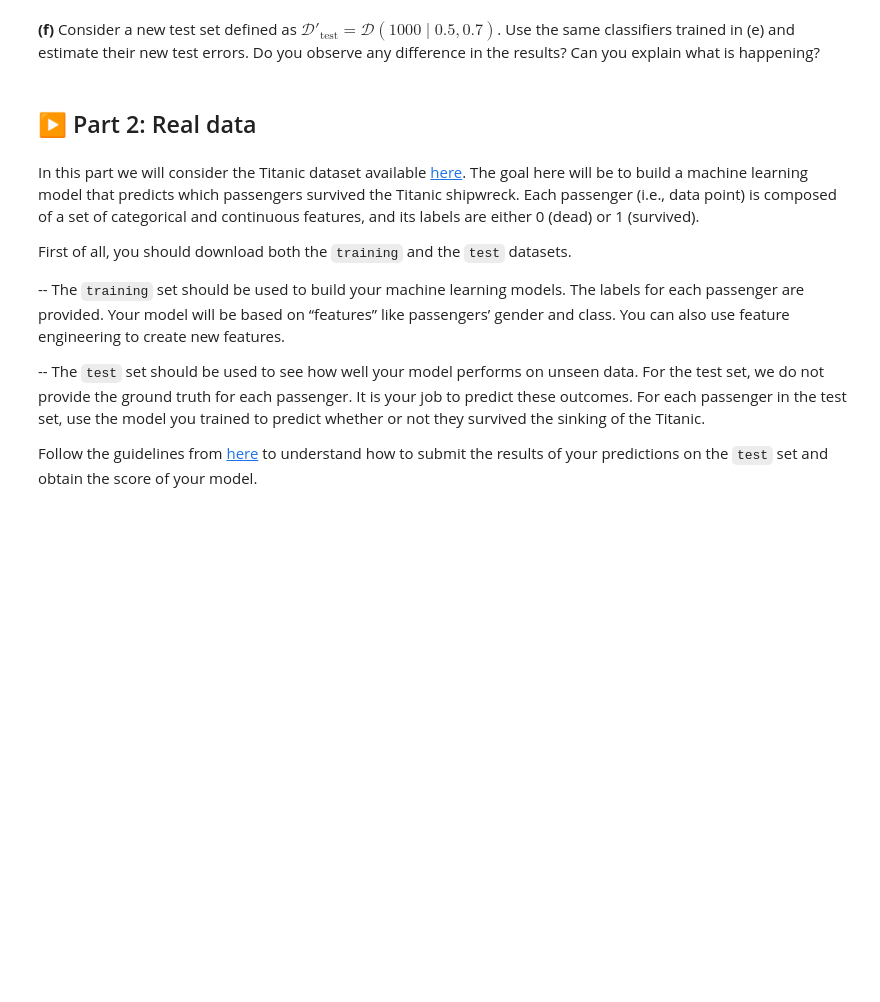
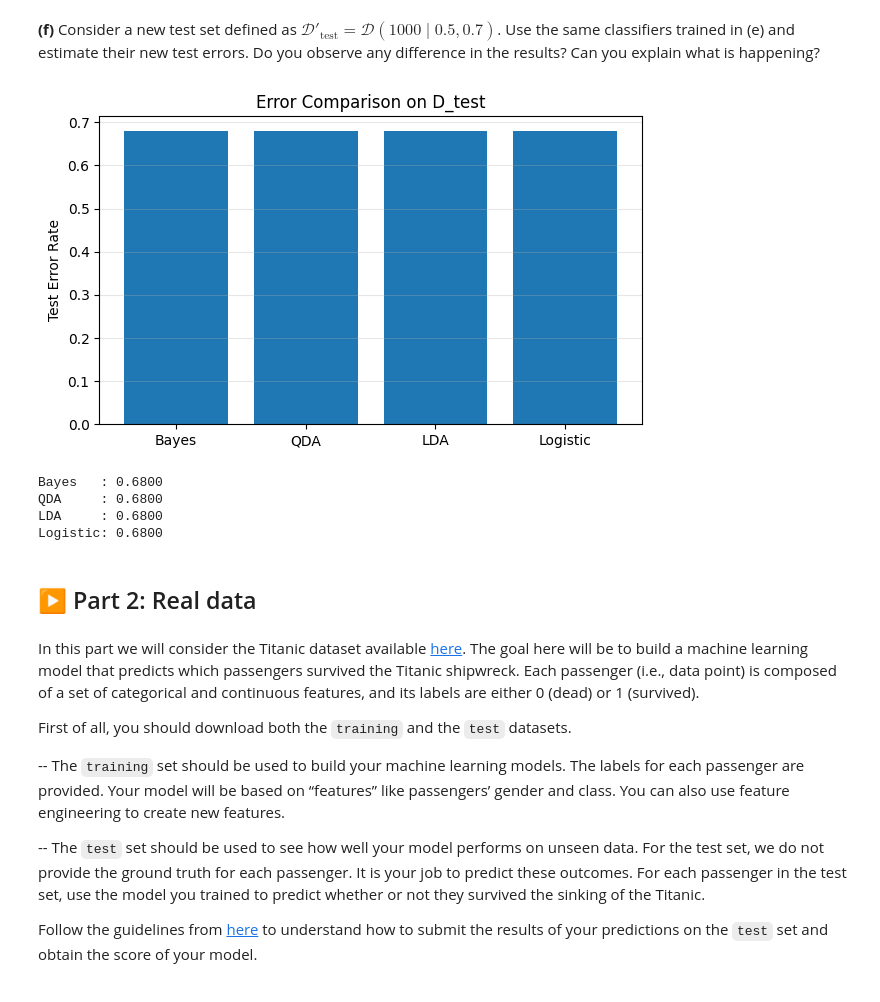
Before and after one commit to MC0117/SLA-labs, a Jupyter notebook: TP3/TP3.ipynb, the cells around one changed output. Saved outputs shown, nothing was run; the diff lists cells and outputs as text; code cells hidden in the pictures; blank space fills up the shorter version.

```diff
--- a/TP3/TP3.ipynb
+++ b/TP3/TP3.ipynb
@@ -238,5 +282,43 @@ Generating data with epsilon = 9.6
 # %% [markdown]
 **(f)** Consider a new test set defined as $\mathcal{D}'_\text{test} = \mathcal{D}(1000 \mid 0.5, 0.7)$. Use the same classifiers trained in (e) and estimate their new test errors. Do you observe any difference in the results? Can you explain what is happening?
+# %%
+
+# (e): train on D_train and evaluate on D_test (single dataset)
+
+_, test_data = generate_data(epsilon=0.5, N=1050, print_info=False, p=0.7)
+
+X_train = train_data[['x0', 'x1']].values
+y_train = train_data['y'].values.astype(int)
+X_test = test_data[['x0', 'x1']].values
+y_test = test_data['y'].values.astype(int)
+
+lda = LinearDiscriminantAnalysis().fit(X_train, y_train)
+qda = QuadraticDiscriminantAnalysis().fit(X_train, y_train)
+logistic = LogisticRegression(max_iter=1000).fit(X_train, y_train)
+bayes = BayesPredictor().fit(X_train, y_train)
+
+errors = {
+    'Bayes': np.mean(bayes.predict(X_test) != y_test),
+    'QDA': np.mean(qda.predict(X_test) != y_test),
+    'LDA': np.mean(lda.predict(X_test) != y_test),
+    'Logistic': np.mean(logistic.predict(X_test) != y_test),
+}
+
+plt.figure(figsize=(7, 4))
+plt.bar(list(errors.keys()), list(errors.values()))
+plt.ylabel('Test Error Rate')
+plt.title('Error Comparison on D_test')
+plt.grid(axis='y', alpha=0.3)
+plt.show()
+
+for model_name, err in errors.items():
+    print(f'{model_name:8s}: {err:.4f}')
+# %% [output]
+[figure, added]
+Bayes   : 0.6800
+QDA     : 0.6800
+LDA     : 0.6800
+Logistic: 0.6800
 # %% [markdown]
 ## ▶️ Part 2: Real data
 # %% [markdown]
```
Also changed, not shown: parts of 8 cells of this notebook.
